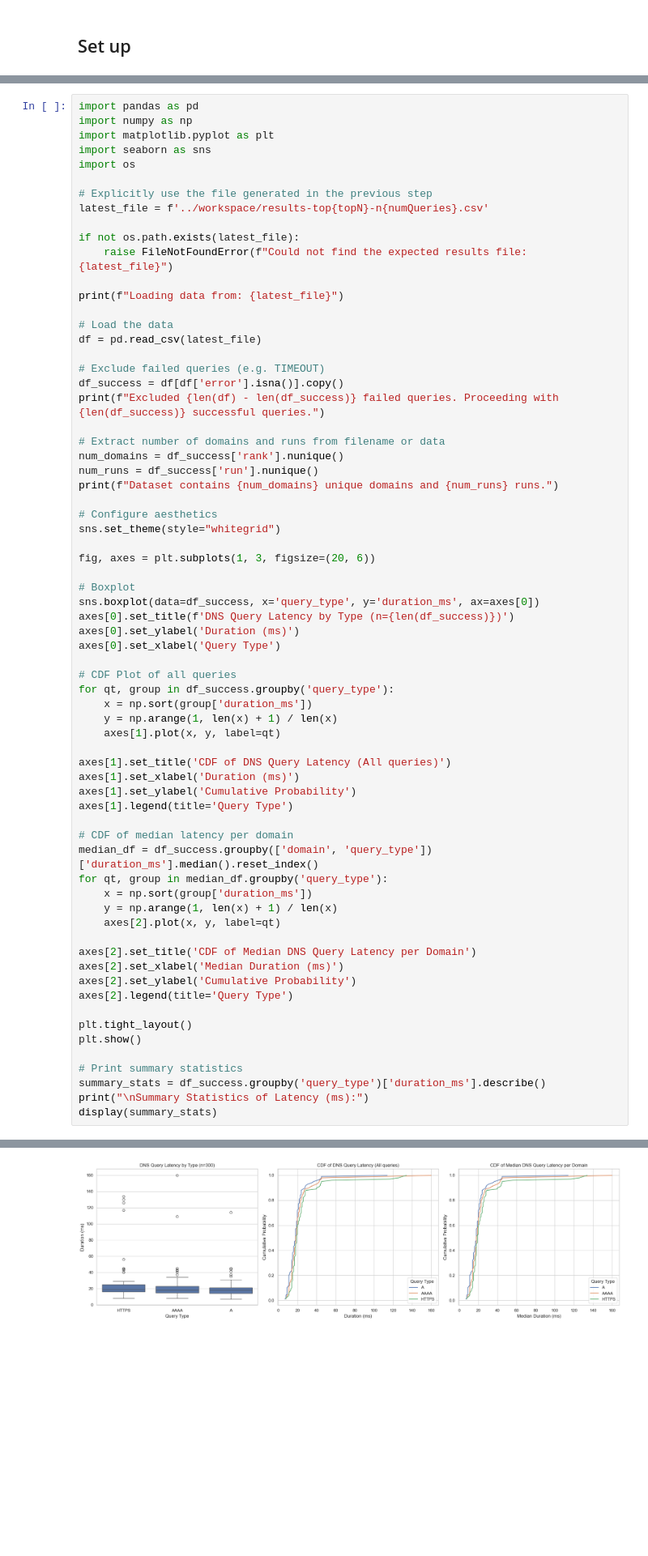
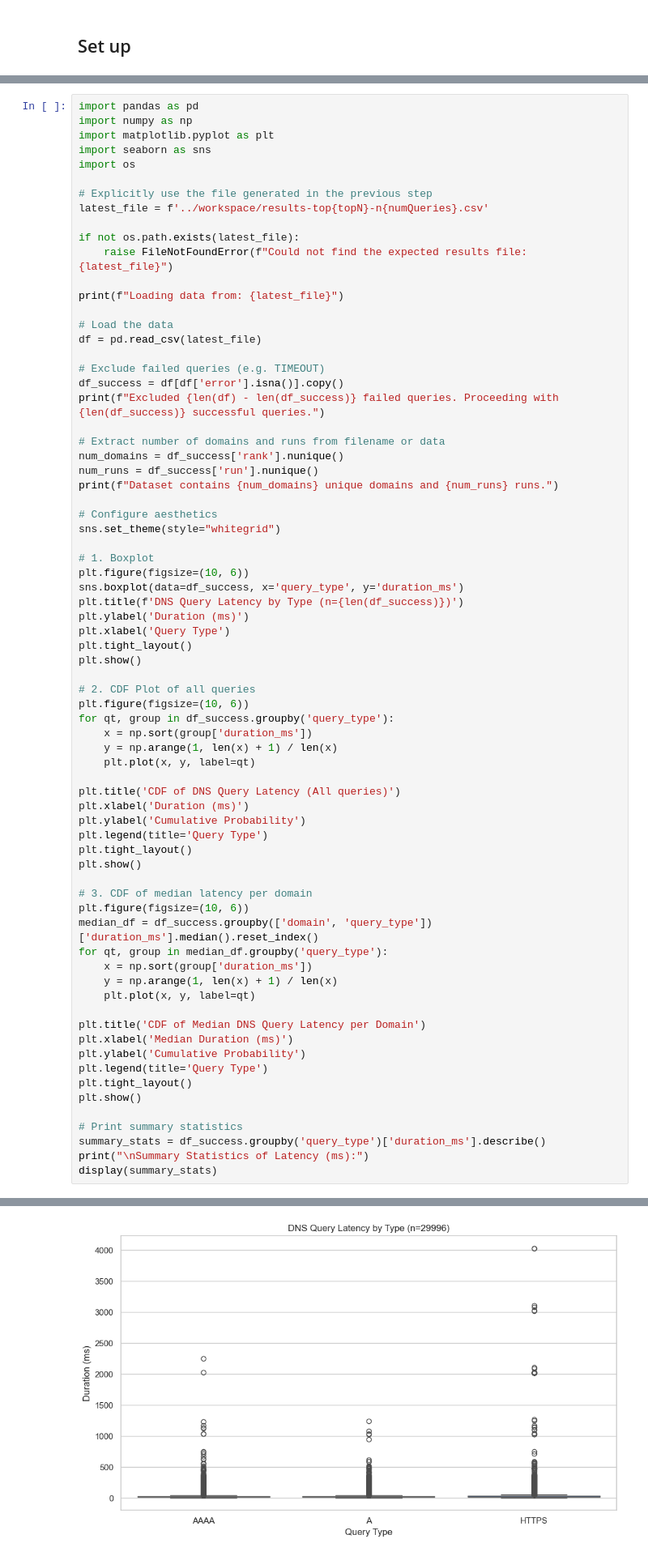
Before and after one commit to Jigsaw-Code/ech-research, a Jupyter notebook: dnsreport/report.ipynb, the cells around one changed output, grey strips where cells are left out. Shown at 81% size. Cells and saved outputs as stored; diff of their text form; blank space fills up the shorter version.

```diff
--- a/dnsreport/report.ipynb
+++ b/dnsreport/report.ipynb
@@ -63,37 +63,41 @@ print(f"Dataset contains {num_domains} unique domains and {num_runs} runs.")
 # Configure aesthetics
 sns.set_theme(style="whitegrid")
 
-fig, axes = plt.subplots(1, 3, figsize=(20, 6))
+# 1. Boxplot
+plt.figure(figsize=(10, 6))
+sns.boxplot(data=df_success, x='query_type', y='duration_ms')
+plt.title(f'DNS Query Latency by Type (n={len(df_success)})')
+plt.ylabel('Duration (ms)')
+plt.xlabel('Query Type')
+plt.tight_layout()
+plt.show()
 
-# Boxplot
-sns.boxplot(data=df_success, x='query_type', y='duration_ms', ax=axes[0])
-axes[0].set_title(f'DNS Query Latency by Type (n={len(df_success)})')
-axes[0].set_ylabel('Duration (ms)')
-axes[0].set_xlabel('Query Type')
-
-# CDF Plot of all queries
+# 2. CDF Plot of all queries
+plt.figure(figsize=(10, 6))
 for qt, group in df_success.groupby('query_type'):
     x = np.sort(group['duration_ms'])
     y = np.arange(1, len(x) + 1) / len(x)
-    axes[1].plot(x, y, label=qt)
+    plt.plot(x, y, label=qt)
 
-axes[1].set_title('CDF of DNS Query Latency (All queries)')
-axes[1].set_xlabel('Duration (ms)')
-axes[1].set_ylabel('Cumulative Probability')
-axes[1].legend(title='Query Type')
+plt.title('CDF of DNS Query Latency (All queries)')
+plt.xlabel('Duration (ms)')
+plt.ylabel('Cumulative Probability')
+plt.legend(title='Query Type')
+plt.tight_layout()
+plt.show()
 
-# CDF of median latency per domain
+# 3. CDF of median latency per domain
+plt.figure(figsize=(10, 6))
 median_df = df_success.groupby(['domain', 'query_type'])['duration_ms'].median().reset_index()
 for qt, group in median_df.groupby('query_type'):
     x = np.sort(group['duration_ms'])
     y = np.arange(1, len(x) + 1) / len(x)
-    axes[2].plot(x, y, label=qt)
+    plt.plot(x, y, label=qt)
 
-axes[2].set_title('CDF of Median DNS Query Latency per Domain')
-axes[2].set_xlabel('Median Duration (ms)')
-axes[2].set_ylabel('Cumulative Probability')
-axes[2].legend(title='Query Type')
-
+plt.title('CDF of Median DNS Query Latency per Domain')
+plt.xlabel('Median Duration (ms)')
+plt.ylabel('Cumulative Probability')
+plt.legend(title='Query Type')
 plt.tight_layout()
 plt.show()
 
@@ -108 +112 @@ Dataset contains 100 unique domains and 1 runs.
-[figure, old version]
+[figure, new version]
```
Also changed, not shown: parts of 12 cells of this notebook.
